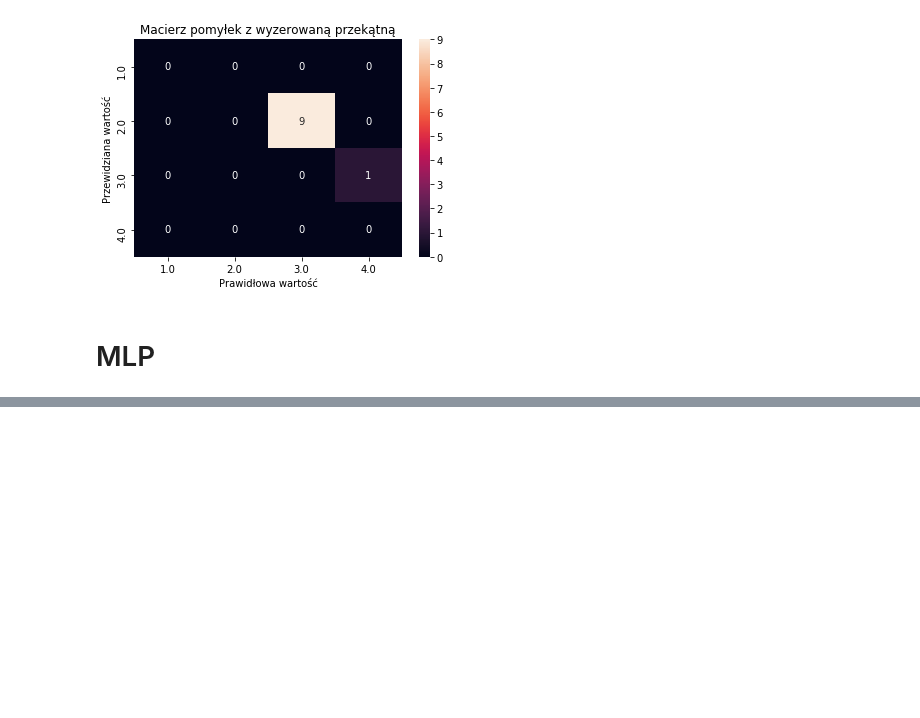
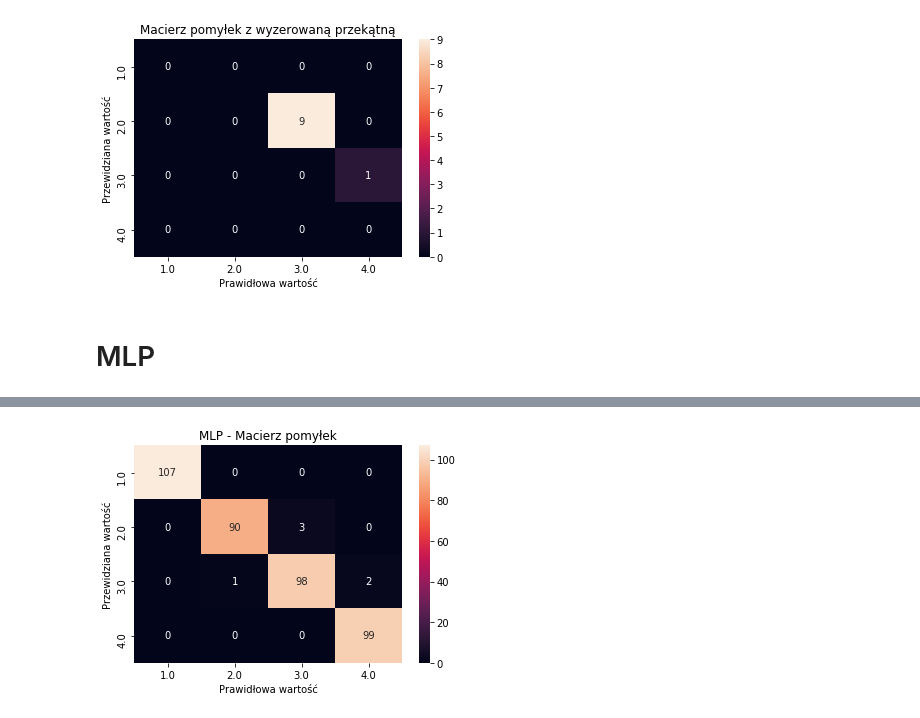
Before and after one commit to shoolic/wifi-localization-ai, a Jupyter notebook: WiFi-localization.ipynb, the cells around one changed output, grey strips where cells are left out. Saved outputs shown, nothing was run; the diff lists cells and outputs as text; code cells hidden in the pictures; blank space fills up the shorter version.

```diff
--- a/WiFi-localization.ipynb
+++ b/WiFi-localization.ipynb
@@ -168,0 +119,11 @@ print(y_train)
+# %%
+y_train = keras.utils.to_categorical(y_train,  num_classes=4)
+y_test = keras.utils.to_categorical(y_test,  num_classes=4)
+
+model = Sequential()
+model.add(BatchNormalization())
+model.add(Dense(64, activation='relu', input_dim=X_train.shape[1]))
+model.add(Dropout(0.5))
+model.add(Dense(64, activation='relu'))
+model.add(Dropout(0.5))
+model.add(Dense(4, activation='softmax'))
@@ -168,0 +134,4 @@ print(y_train)
+# %%
+history = model.fit(X_train, y_train,
+          epochs=200,
+          batch_size=128)
@@ -168,0 +156,2 @@ print(y_train)
+# %%
+y_pred = model.predict(X_test)
@@ -168,0 +160,4 @@ print(y_train)
+# %%
+# Przywrócenie oznaczeń klas
+y_test = np.argmax(y_test, axis=-1)
+y_pred = np.argmax(y_pred, axis=-1)
@@ -168,0 +181,10 @@ print(y_train)
+# %%
+ax = sn.heatmap(confusion_matrix(y_true = y_test, y_pred = y_pred),  fmt='g', annot=True)
+ax.set_xticklabels(y_classes)
+ax.set_yticklabels(y_classes)
+plt.xlabel("Prawidłowa wartość"),
+plt.ylabel("Przewidziana wartość")
+plt.title("MLP - Macierz pomyłek")
+plt.show()
+# %% [output]
+[figure, added]
```
Also changed, not shown: parts of 20 cells of this notebook.
